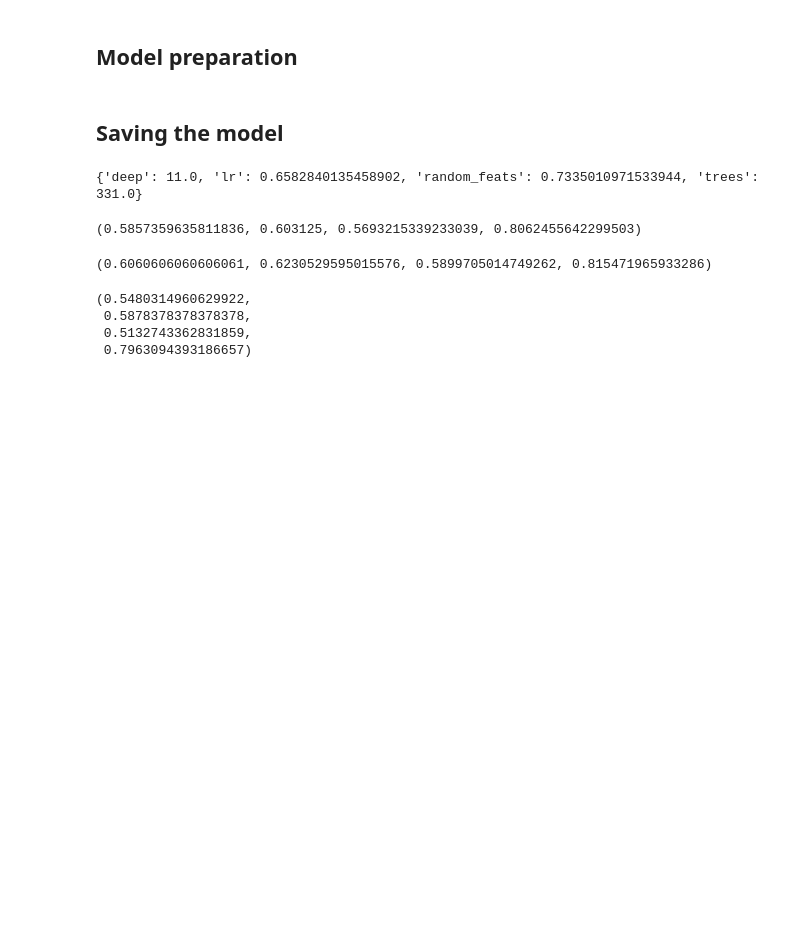
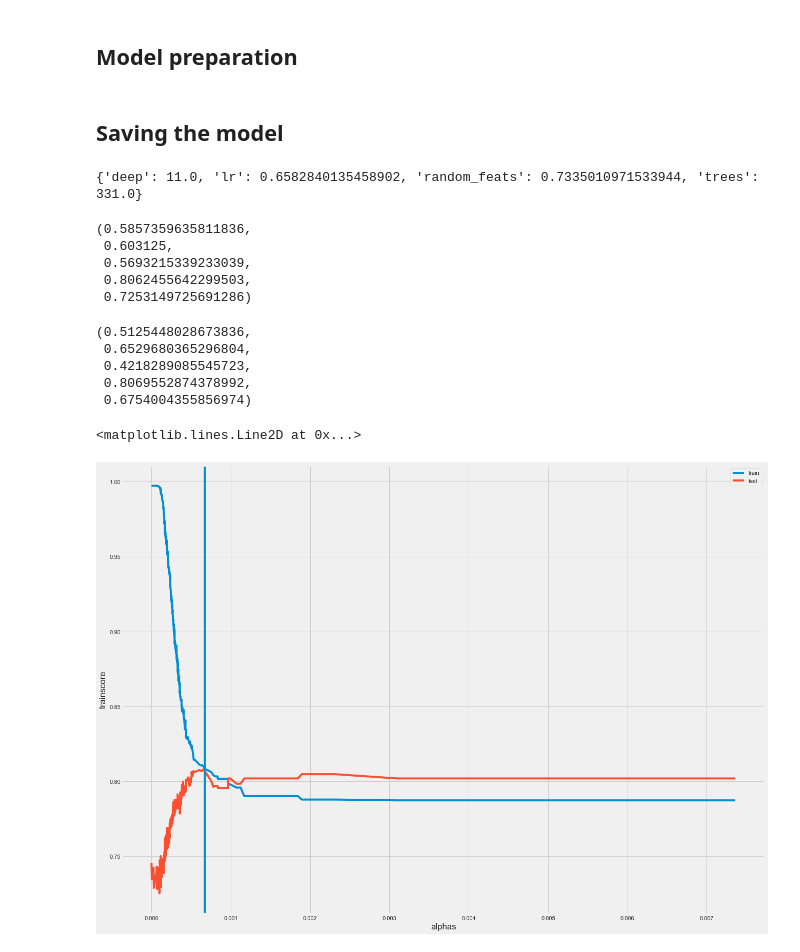
Before and after one commit to coderkol95/Telecom_churn, a Jupyter notebook: src/3. Modelling.ipynb, the cells around one changed output. Drawn from its saved outputs; the diff is of its cells as text; code cells hidden in the pictures; blank space fills up the shorter version.

```diff
--- a/src/3. Modelling.ipynb
+++ b/src/3. Modelling.ipynb
@@ -355,23 +348,51 @@ from sklearn.metrics import accuracy_score
 g=LogisticRegression(l1_ratio= 0.822518308737693, C=0.5531659031372516)
 g.fit(X_train,y_train)
 yp=g.predict(X_test)
-f1_score(y_test, yp), precision_score(y_test, yp),recall_score(y_test,yp), accuracy_score(y_test,yp)
+f1_score(y_test, yp), precision_score(y_test, yp),recall_score(y_test,yp), accuracy_score(y_test,yp), roc_auc_score(y_test,yp)
 # %% [output]
-(0.5857359635811836, 0.603125, 0.5693215339233039, 0.8062455642299503)
+(0.5857359635811836,
+ 0.603125,
+ 0.5693215339233039,
+ 0.8062455642299503,
+ 0.7253149725691286)
 # %%
-g=AdaBoostClassifier()
+g=DecisionTreeClassifier()
 g.fit(X_train,y_train)
 yp=g.predict(X_test)
-f1_score(y_test, yp), precision_score(y_test, yp),recall_score(y_test,yp),  accuracy_score(y_test,yp)
+f1_score(y_test, yp), precision_score(y_test, yp),recall_score(y_test,yp),  accuracy_score(y_test,yp), roc_auc_score(y_test,yp)
 # %% [output]
-(0.6060606060606061, 0.6230529595015576, 0.5899705014749262, 0.815471965933286)
+(0.5125448028673836,
+ 0.6529680365296804,
+ 0.4218289085545723,
+ 0.8069552874378992,
+ 0.6754004355856974)
-# %%
-g=GradientBoostingClassifier(max_depth=11, learning_rate= 0.6582840135458902, max_features= 0.7335010971533944, n_estimators= 331)
-g.fit(X_train,y_train)
-yp=g.predict(X_test)
-f1_score(y_test, yp), precision_score(y_test, yp),recall_score(y_test,yp),accuracy_score(y_test,yp)
-# %% [output]
-(0.5480314960629922,
- 0.5878378378378378,
- 0.5132743362831859,
- 0.7963094393186657)
+# %%
+from sklearn.tree import DecisionTreeClassifier
+alpha=path.ccp_alphas.tolist()
+trainscores=[]
+testscores=[]
+
+for i in alpha:
+    g=DecisionTreeClassifier(ccp_alpha=i)
+    g.fit(X_train,y_train)
+    yptrain=g.predict(X_train)
+    yptest=g.predict(X_test)
+
+    trainscores.append(accuracy_score(y_train,yptrain))
+    testscores.append(accuracy_score(y_test,yptest))
+# %%
+import matplotlib.pyplot as plt
+import seaborn as sns
+
+d=pd.DataFrame({'alphas':alpha, 'trainscore':trainscores, 'testscore':testscores})
+d=d[d.alphas<0.01
+]
+plt.figure(figsize=(20,15))
+sns.set()
+plt.style.use('fivethirtyeight')
+sns.lineplot(d.alphas, d.trainscore, label='train')
+sns.lineplot(d.alphas, d.testscore, label='test')
+plt.axvline(0.00067)
+# %% [output]
+<matplotlib.lines.Line2D at 0x...>
+[figure, added]
```
Also changed, not shown: parts of 5 cells of this notebook, 1 other file.
